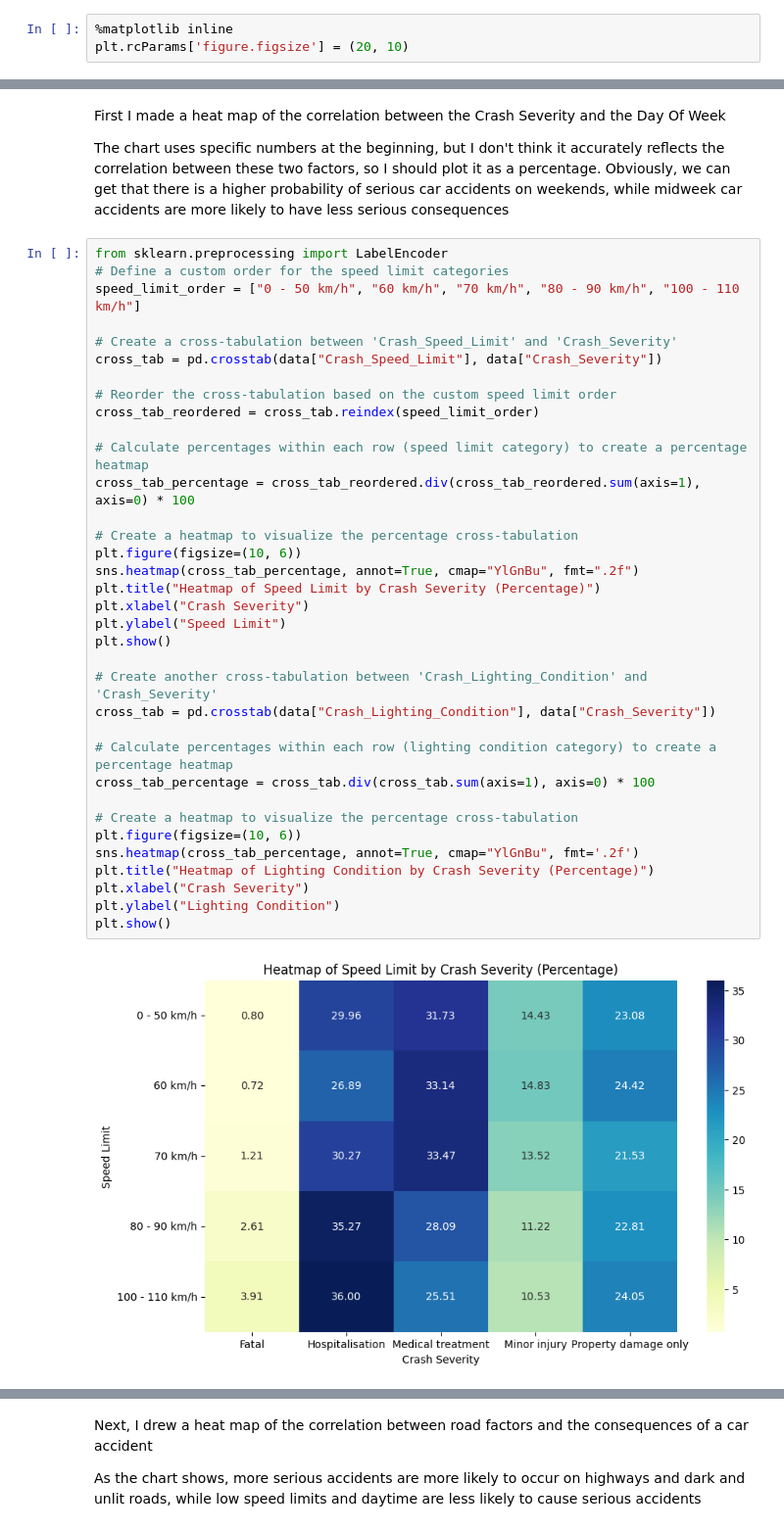
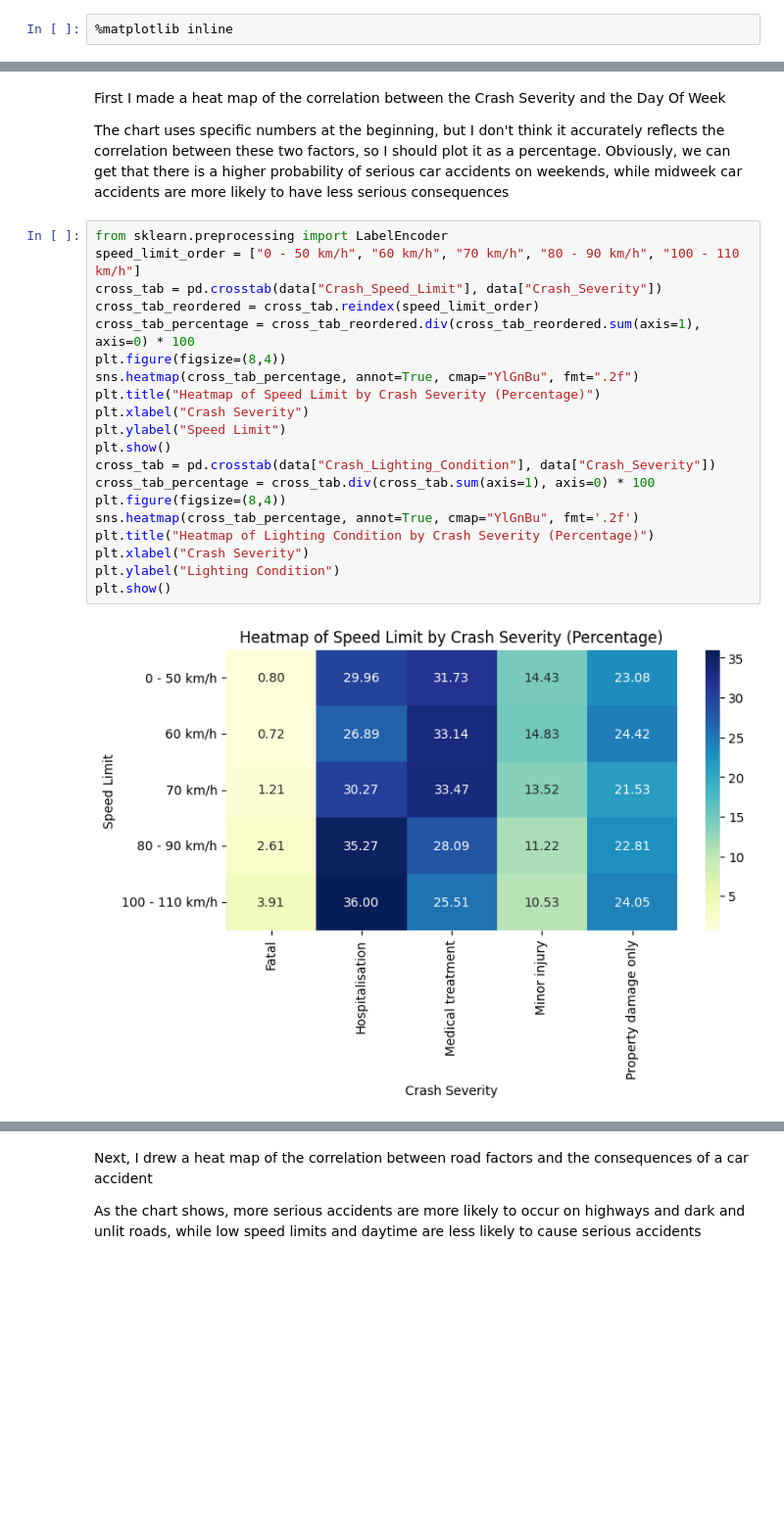
Before and after one commit to thome123/dateproject, a Jupyter notebook: Basic data analysis.ipynb, the cells around one changed output, grey strips where cells are left out. Shown at 98% size. Saved outputs shown, nothing was run; the diff lists cells and outputs as text; blank space fills up the shorter version.

```diff
--- a/Basic data analysis.ipynb
+++ b/Basic data analysis.ipynb
@@ -38,7 +38,6 @@ from matplotlib.colors import ListedColormap
 file_name = "C:\\Users\\oliver\\1161\\dateproject\\date\\crashdate.csv"
 # %%
 %matplotlib inline
-plt.rcParams['figure.figsize'] = (20, 10)
 # %% [markdown]
 Extract and get crash data from my path
 # %%
@@ -490,38 +372,23 @@ First I made a heat map of the correlation between the Crash Severity and the Da
 The chart uses specific numbers at the beginning, but I don't think it accurately reflects the correlation between these two factors, so I should plot it as a percentage. Obviously, we can get that there is a higher probability of serious car accidents on weekends, while midweek car accidents are more likely to have less serious consequences
 # %%
 from sklearn.preprocessing import LabelEncoder
-# Define a custom order for the speed limit categories
 speed_limit_order = ["0 - 50 km/h", "60 km/h", "70 km/h", "80 - 90 km/h", "100 - 110 km/h"]
-
-# Create a cross-tabulation between 'Crash_Speed_Limit' and 'Crash_Severity'
 cross_tab = pd.crosstab(data["Crash_Speed_Limit"], data["Crash_Severity"])
-
-# Reorder the cross-tabulation based on the custom speed limit order
 cross_tab_reordered = cross_tab.reindex(speed_limit_order)
-
-# Calculate percentages within each row (speed limit category) to create a percentage heatmap
 cross_tab_percentage = cross_tab_reordered.div(cross_tab_reordered.sum(axis=1), axis=0) * 100
-
-# Create a heatmap to visualize the percentage cross-tabulation
-plt.figure(figsize=(10, 6))
+plt.figure(figsize=(8,4))
 sns.heatmap(cross_tab_percentage, annot=True, cmap="YlGnBu", fmt=".2f")
 plt.title("Heatmap of Speed Limit by Crash Severity (Percentage)")
 plt.xlabel("Crash Severity")
 plt.ylabel("Speed Limit")
 plt.show()
-
-# Create another cross-tabulation between 'Crash_Lighting_Condition' and 'Crash_Severity'
 cross_tab = pd.crosstab(data["Crash_Lighting_Condition"], data["Crash_Severity"])
-
-# Calculate percentages within each row (lighting condition category) to create a percentage heatmap
 cross_tab_percentage = cross_tab.div(cross_tab.sum(axis=1), axis=0) * 100
-
-# Create a heatmap to visualize the percentage cross-tabulation
-plt.figure(figsize=(10, 6))
+plt.figure(figsize=(8,4))
 sns.heatmap(cross_tab_percentage, annot=True, cmap="YlGnBu", fmt='.2f')
 plt.title("Heatmap of Lighting Condition by Crash Severity (Percentage)")
 plt.xlabel("Crash Severity")
 plt.ylabel("Lighting Condition")
 plt.show()
 # %% [output]
-[figure, old version]
+[figure, new version]
```
Also changed, not shown: parts of 16 cells of this notebook.
